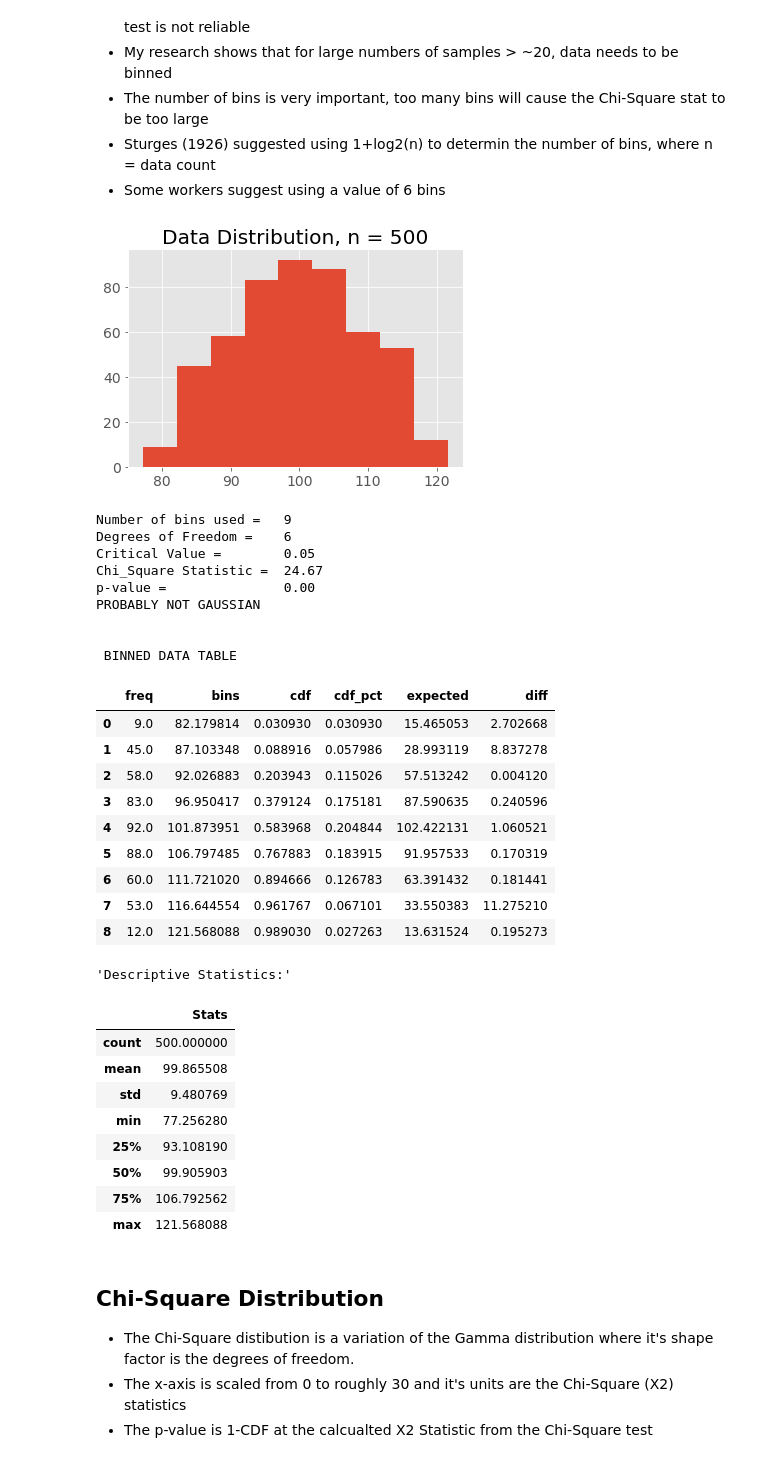
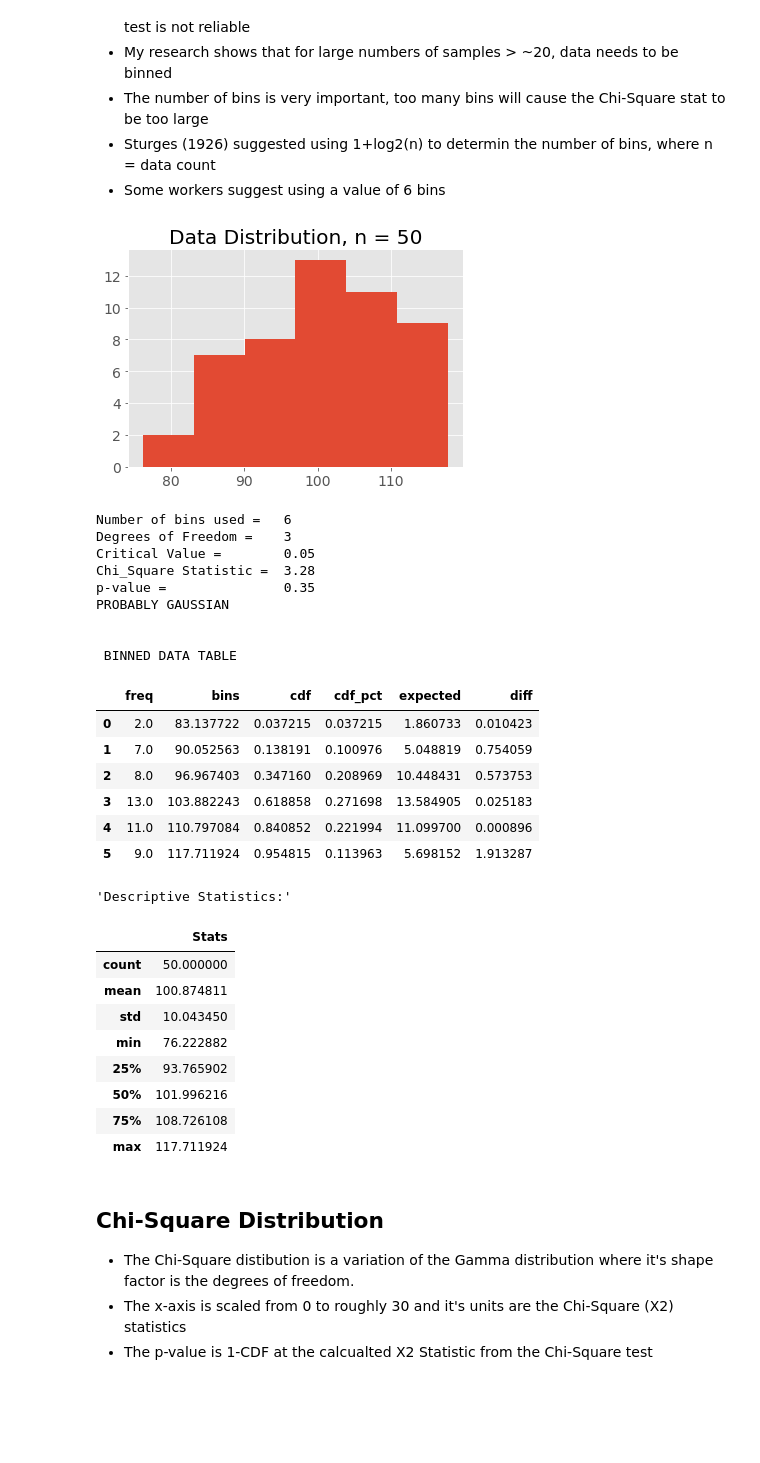
Before and after one commit to dmadvoc/PDFs, a Jupyter notebook: Normality Test - Box Cox.ipynb, the cells around one changed output. Drawn from its saved outputs; the diff is of its cells as text; code cells hidden in the pictures; blank space fills up the shorter version.

```diff
--- a/Normality Test - Box Cox.ipynb
+++ b/Normality Test - Box Cox.ipynb
@@ -497,6 +504,18 @@ Count     500
 - Sturges (1926) suggested using 1+log2(n) to determin the number of bins, where n = data count
 - Some workers suggest using a value of 6 bins
 # %%
+n=50 # <======= !!!!!! SET THE SAMPLE SIZE !!!!!! ============================
+
+########### Data Sets to test against ######################
+# SELECT A DISTRIBUTION TO TEST
+#data = uniform.rvs(size=n)
+#data = triang.rvs(.5, loc=100, scale=20, size=n, random_state=None)     # Triangle Distribution
+#data = norm.rvs(loc=100, scale=20, size=n, random_state=None)           # Normal Distribution
+#data = beta.rvs(1.8, 4.2, loc=75, scale=50, size=n, random_state=None)  # Skewed Beta Distribution
+#data = beta.rvs(1, 1, loc=75, scale=50, size=n, random_state=None)      # Symmetical Uniform-like Beta Distribution
+data = beta.rvs(3, 3, loc=75, scale=50, size=n, random_state=None)      # Symmetical Tiangle-like Beta Distribution
+#data = beta.rvs(6, 6, loc=75, scale=50, size=n, random_state=None)      # Symmetical Normal-like Beta Distribution
+#data=transformed_data                                                   # Default: Distribution specified in input section
 
 # Determine the number of bins
 nbins=int(1+np.log2(np.size(data)))
@@ -523,63 +542,60 @@ df['cdf_pct'].fillna(df['cdf'] ,inplace = True)                         # Set fi
 df['expected'] = df['cdf_pct']*df['freq'].sum()                         # Determine the Expected Value
 df['diff']=(df['freq']-df['expected'])**2/df['expected']                # Delta Observed and Expected values
                                                                         # NOTE: Observed = Frequency
 
 # Calculate the Chi-Square Statistic, degrees of freedom and the critical value
 x2=df['diff'].sum()                # Chi-Square Statistic
 deg_free=df['bins'].count()-1-2    # Degrees of Freedom = (n-1)-2, where the -2 is for the Mean and Stdev used for the CDF
 critical_value = 0.05              # Generally accepted critical value
 
 # Calculate the p-value
 from scipy.stats.distributions import chi2
 pvalue = chi2.sf(x2,deg_free)      # Inputs are chi-square statistic and degrees of freedom
 
 # Report the Results
 print('Number of bins used =  ', nbins)
 print('Degrees of Freedom =   ', deg_free)
 print('Critical Value =       ', critical_value)
 print('Chi_Square Statistic = ', '%.2f'%x2)
 print('p-value =              ', '%.2f'%pvalue)
 
 if pvalue >= critical_value:
     print('PROBABLY GAUSSIAN')
 else:
     print('PROBABLY NOT GAUSSIAN')
 
 print("\n\n", "BINNED DATA TABLE")
 display(df)
 df_describe = pd.DataFrame(data, columns=['Stats'])
 display('Descriptive Statistics:', df_describe.describe())
 # %% [output]
-[figure, old version]
+[figure, new version]
-Number of bins used =   9
-Degrees of Freedom =    6
+Number of bins used =   6
+Degrees of Freedom =    3
 Critical Value =        0.05
-Chi_Square Statistic =  24.67
-p-value =               0.00
-PROBABLY NOT GAUSSIAN
+Chi_Square Statistic =  3.28
+p-value =               0.35
+PROBABLY GAUSSIAN
 
 
  BINNED DATA TABLE
 |  | freq | bins | cdf | cdf_pct | expected | diff |
-| 0 | 9.0 | 82.179814 | 0.030930 | 0.030930 | 15.465053 | 2.702668 |
-| 1 | 45.0 | 87.103348 | 0.088916 | 0.057986 | 28.993119 | 8.837278 |
-| 2 | 58.0 | 92.026883 | 0.203943 | 0.115026 | 57.513242 | 0.004120 |
-| 3 | 83.0 | 96.950417 | 0.379124 | 0.175181 | 87.590635 | 0.240596 |
-| 4 | 92.0 | 101.873951 | 0.583968 | 0.204844 | 102.422131 | 1.060521 |
-| 5 | 88.0 | 106.797485 | 0.767883 | 0.183915 | 91.957533 | 0.170319 |
-| 6 | 60.0 | 111.721020 | 0.894666 | 0.126783 | 63.391432 | 0.181441 |
-| 7 | 53.0 | 116.644554 | 0.961767 | 0.067101 | 33.550383 | 11.275210 |
-| 8 | 12.0 | 121.568088 | 0.989030 | 0.027263 | 13.631524 | 0.195273 |
+| 0 | 2.0 | 83.137722 | 0.037215 | 0.037215 | 1.860733 | 0.010423 |
+| 1 | 7.0 | 90.052563 | 0.138191 | 0.100976 | 5.048819 | 0.754059 |
+| 2 | 8.0 | 96.967403 | 0.347160 | 0.208969 | 10.448431 | 0.573753 |
+| 3 | 13.0 | 103.882243 | 0.618858 | 0.271698 | 13.584905 | 0.025183 |
+| 4 | 11.0 | 110.797084 | 0.840852 | 0.221994 | 11.099700 | 0.000896 |
+| 5 | 9.0 | 117.711924 | 0.954815 | 0.113963 | 5.698152 | 1.913287 |
 'Descriptive Statistics:'
 |  | Stats |
-| count | 500.000000 |
-| mean | 99.865508 |
-| std | 9.480769 |
-| min | 77.256280 |
-| 25% | 93.108190 |
-| 50% | 99.905903 |
-| 75% | 106.792562 |
-| max | 121.568088 |
+| count | 50.000000 |
+| mean | 100.874811 |
+| std | 10.043450 |
+| min | 76.222882 |
+| 25% | 93.765902 |
+| 50% | 101.996216 |
+| 75% | 108.726108 |
+| max | 117.711924 |
 # %% [markdown]
 ## Chi-Square Distribution
 - The Chi-Square distibution is a variation of the Gamma distribution where it's shape factor is the degrees of freedom.
```
Also changed, not shown: parts of 10 cells of this notebook.
